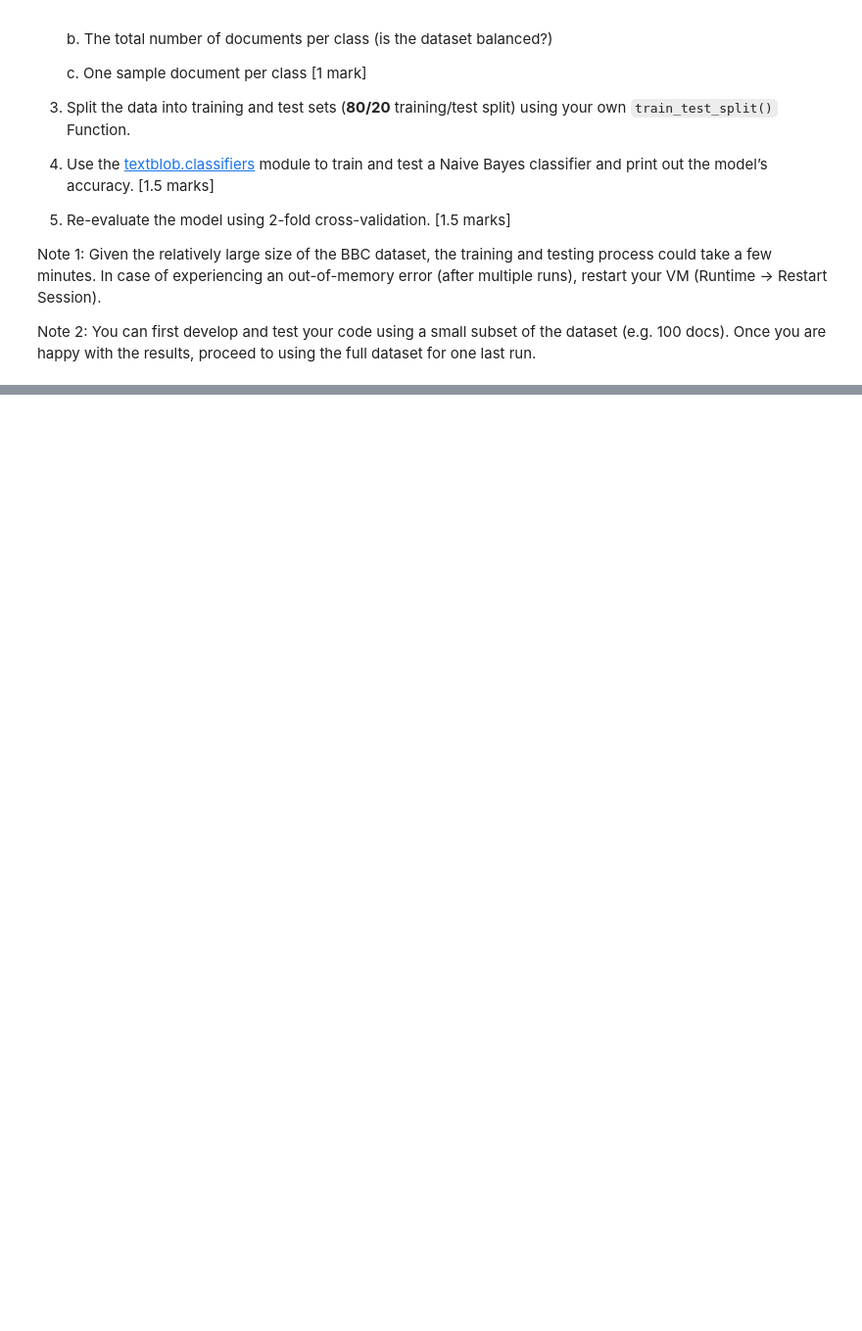
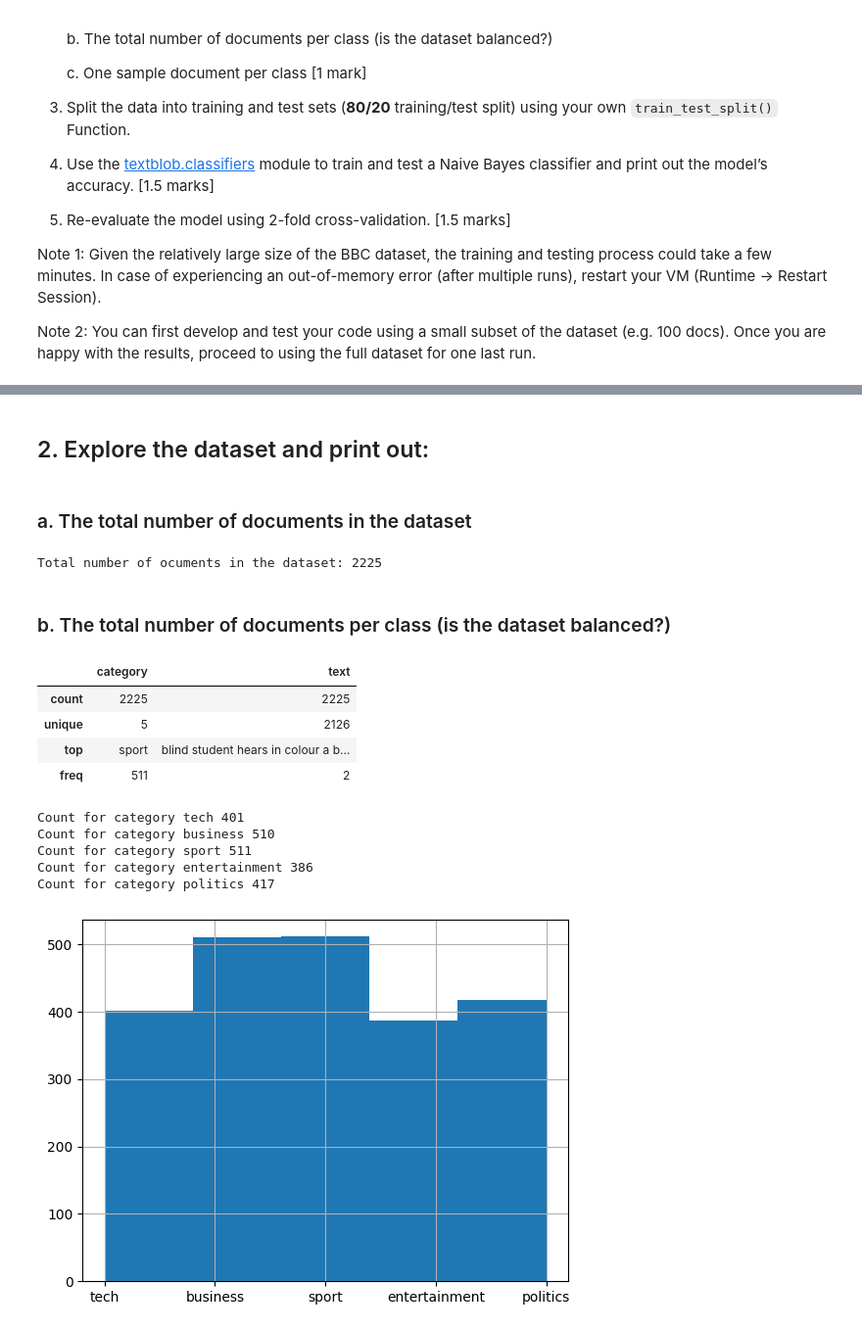
Before and after one commit to ger534/MSc-AI-2026-2027, a Jupyter notebook: MN5001 - NATURAL LANGUAGE PROCESSING AN INTRODUCTION/etivity6/MN5001_Etivity6_Gabriel_Espinoza_Rojas_22176691.ipynb, the cells around one changed output, grey strips where cells are left out. Shown at 98% size. Drawn from its saved outputs; the diff is of its cells as text; code cells hidden in the pictures; blank space fills up the shorter version.

```diff
--- a/MN5001 - NATURAL LANGUAGE PROCESSING AN INTRODUCTION/etivity6/MN5001_Etivity6_Gabriel_Espinoza_Rojas_22176691.ipynb
+++ b/MN5001 - NATURAL LANGUAGE PROCESSING AN INTRODUCTION/etivity6/MN5001_Etivity6_Gabriel_Espinoza_Rojas_22176691.ipynb
@@ -262,0 +448,9 @@ Error:
+# %%
+# load dataset
+import pandas as pd
+
+!wget https://storage.googleapis.com/download.tensorflow.org/data/bbc-text.csv
+
+filePath1 = "/content/bbc-text.csv"
+
+df = pd.read_csv(filePath1)
@@ -262,0 +468,33 @@ Error:
+# %% [markdown]
+## 2. Explore the dataset and print out:
+# %% [markdown]
+### a. The total number of documents in the dataset
+# %%
+print(f'Total number of ocuments in the dataset: {len(df)}')
+# %% [output]
+Total number of ocuments in the dataset: 2225
+# %% [markdown]
+### b. The total number of documents per class (is the dataset balanced?)
+# %%
+# Print statistical summary for all numerical attributes
+display(df.describe())
+
+(df['category'].hist(bins=5))
+
+print(f"Count for category tech {(df['category'] == 'tech').sum()}")
+print(f"Count for category business {(df['category'] == 'business').sum()}")
+print(f"Count for category sport {(df['category'] == 'sport').sum()}")
+print(f"Count for category entertainment {(df['category'] == 'entertainment').sum()}")
+print(f"Count for category politics {(df['category'] == 'politics').sum()}")
+# %% [output]
+|  | category | text |
+| count | 2225 | 2225 |
+| unique | 5 | 2126 |
+| top | sport | blind student hears in colour a b... |
+| freq | 511 | 2 |
+Count for category tech 401
+Count for category business 510
+Count for category sport 511
+Count for category entertainment 386
+Count for category politics 417
+[figure, added]
```
Also changed, not shown: parts of 29 cells of this notebook, 1 other file.
